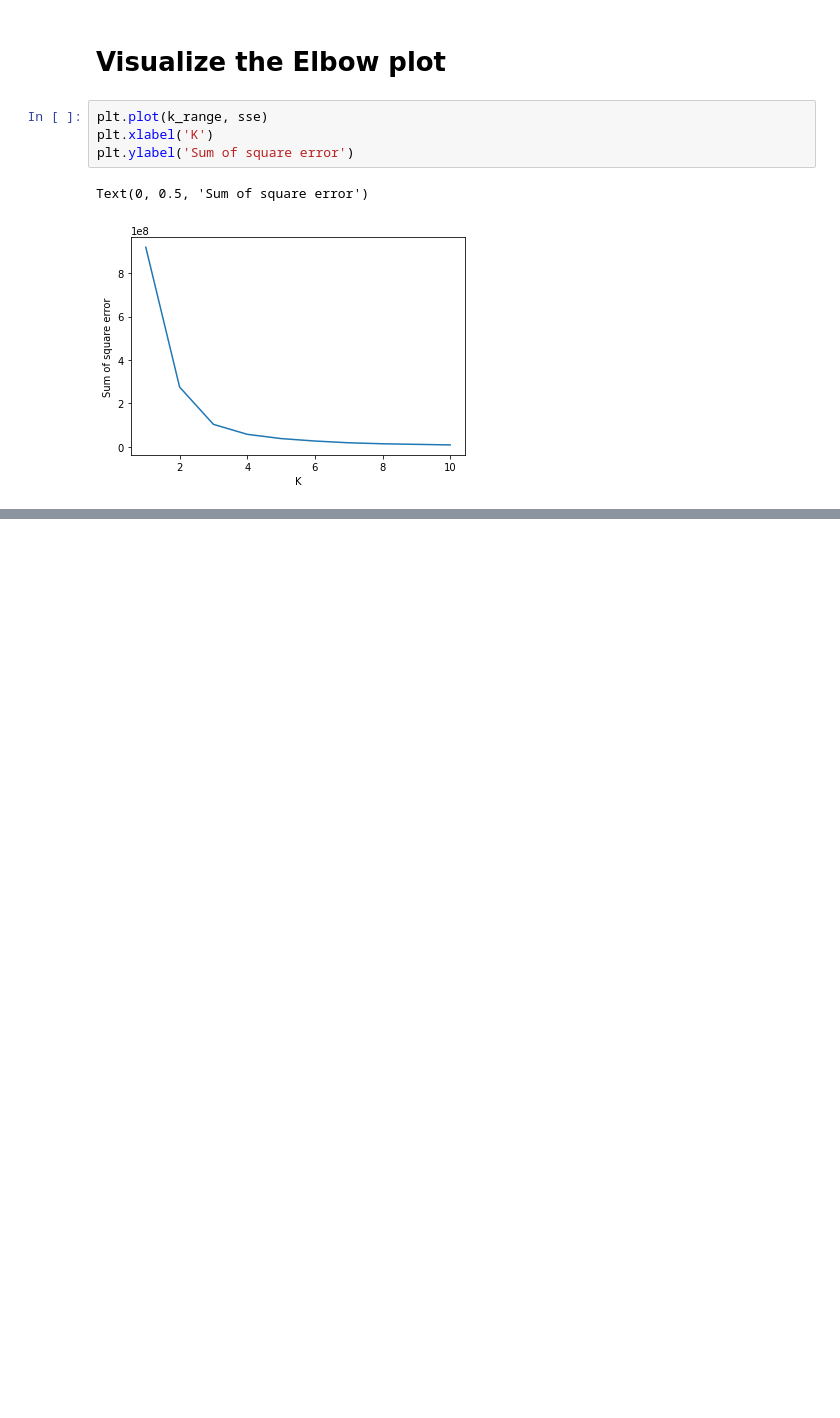
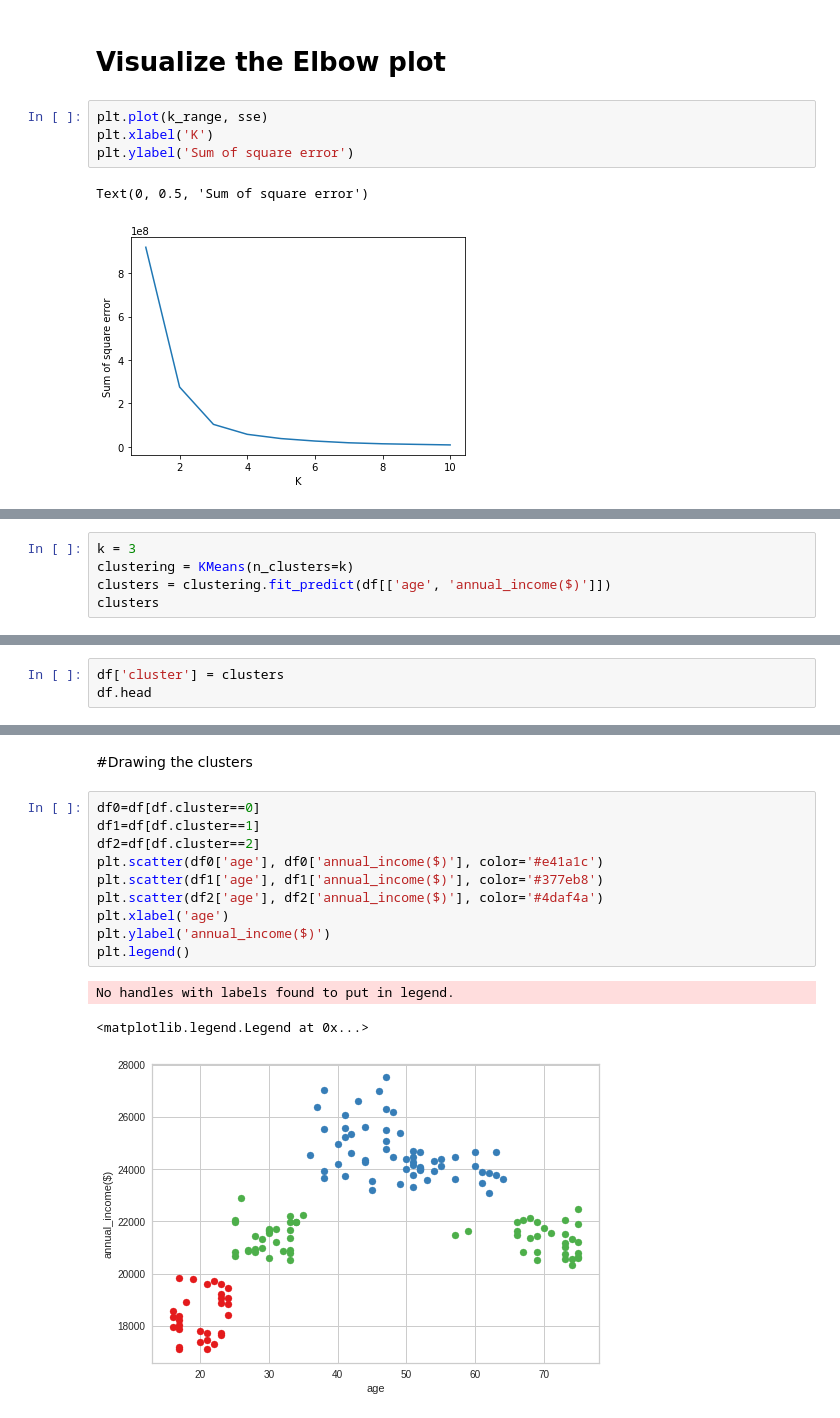
Before and after one commit to Valerylu97/Machine_Learning, a Jupyter notebook: Machine_Learning_Laboratory.ipynb, the cells around one changed output, grey strips where cells are left out. Saved outputs shown, nothing was run; the diff lists cells and outputs as text; blank space fills up the shorter version.

```diff
--- a/Machine_Learning_Laboratory.ipynb
+++ b/Machine_Learning_Laboratory.ipynb
@@ -98,0 +120,5 @@ Text(0, 0.5, 'Sum of square error')
+# %%
+k = 3
+clustering = KMeans(n_clusters=k)
+clusters = clustering.fit_predict(df[['age', 'annual_income($)']])
+clusters
@@ -98,0 +135,3 @@ Text(0, 0.5, 'Sum of square error')
+# %%
+df['cluster'] = clusters
+df.head
@@ -98,0 +153,16 @@ Text(0, 0.5, 'Sum of square error')
+# %% [markdown]
+#Drawing the clusters
+# %%
+df0=df[df.cluster==0]
+df1=df[df.cluster==1]
+df2=df[df.cluster==2]
+plt.scatter(df0['age'], df0['annual_income($)'], color='#e41a1c')
+plt.scatter(df1['age'], df1['annual_income($)'], color='#377eb8')
+plt.scatter(df2['age'], df2['annual_income($)'], color='#4daf4a')
+plt.xlabel('age')
+plt.ylabel('annual_income($)')
+plt.legend()
+# %% [output]
+No handles with labels found to put in legend.
+<matplotlib.legend.Legend at 0x...>
+[figure, added]
```
Also changed, not shown: parts of 13 cells of this notebook.
